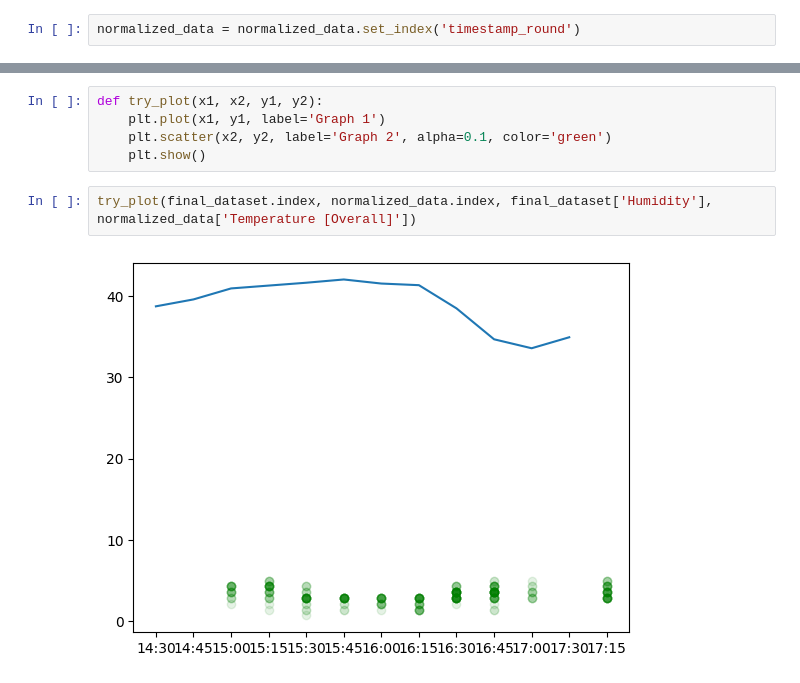
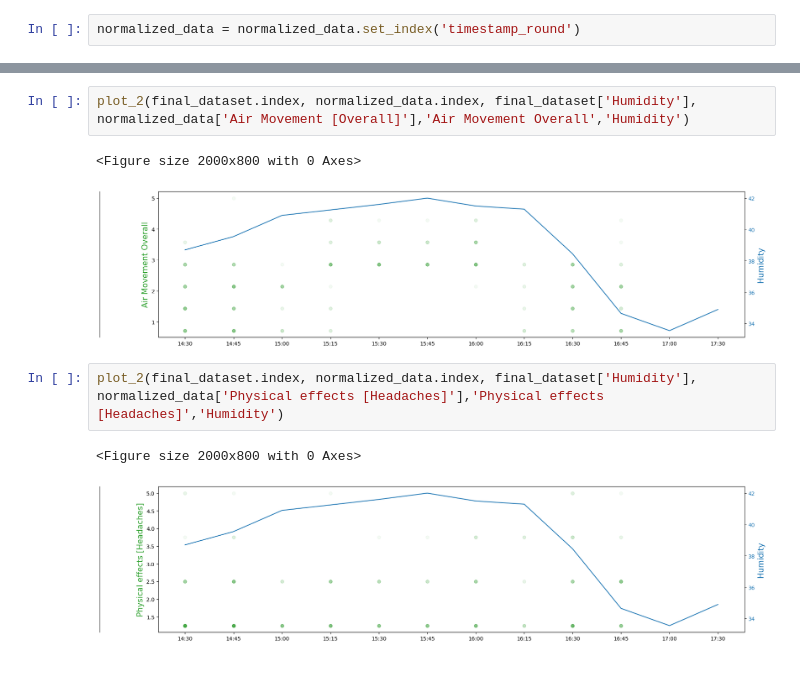
Before and after one commit to harshxtanwar/data_analytics_group_01, a Jupyter notebook: analytics.ipynb, the cells around one changed output, grey strips where cells are left out. Cells and saved outputs as stored; diff of their text form.

```diff
--- a/analytics.ipynb
+++ b/analytics.ipynb
@@ -437,9 +450,10 @@ plot_2(final_dataset.index, normalized_data.index, final_dataset['Humidity'], no
-# %%
-def try_plot(x1, x2, y1, y2):
-    plt.plot(x1, y1, label='Graph 1')
-    plt.scatter(x2, y2, label='Graph 2', alpha=0.1, color='green')
-    plt.show()
-# %%
-try_plot(final_dataset.index, normalized_data.index, final_dataset['Humidity'], normalized_data['Temperature [Overall]'])
-# %% [output]
-[figure, removed]
+# %%
+plot_2(final_dataset.index, normalized_data.index, final_dataset['Humidity'], normalized_data['Air Movement [Overall]'],'Air Movement Overall','Humidity')
+# %% [output]
+<Figure size 2000x800 with 0 Axes>
+[figure, added]
+# %%
+plot_2(final_dataset.index, normalized_data.index, final_dataset['Humidity'], normalized_data['Physical effects [Headaches]'],'Physical effects [Headaches]','Humidity')
+# %% [output]
+<Figure size 2000x800 with 0 Axes>
+[figure, added]
```
Also changed, not shown: parts of 4 cells of this notebook.
